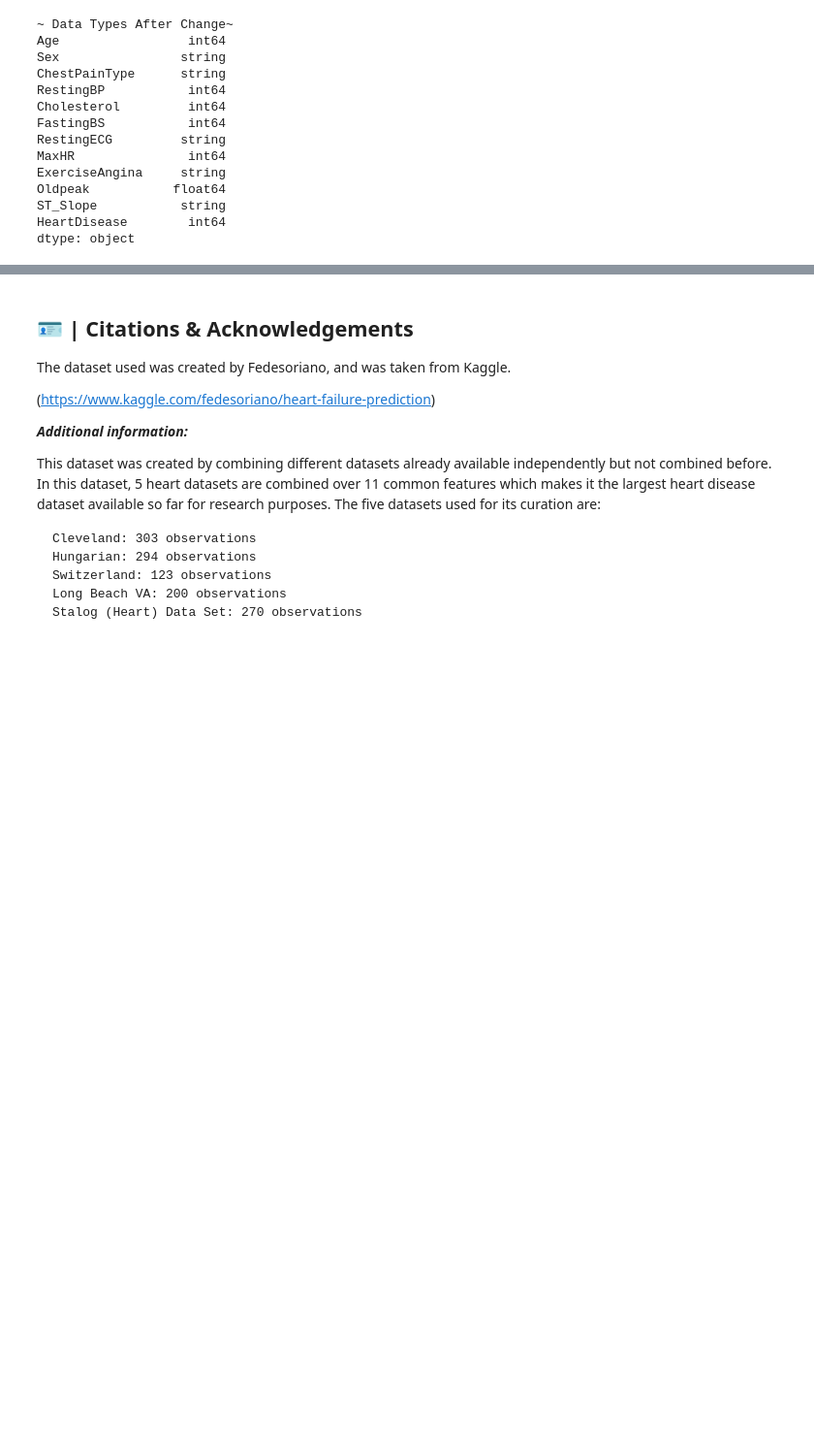
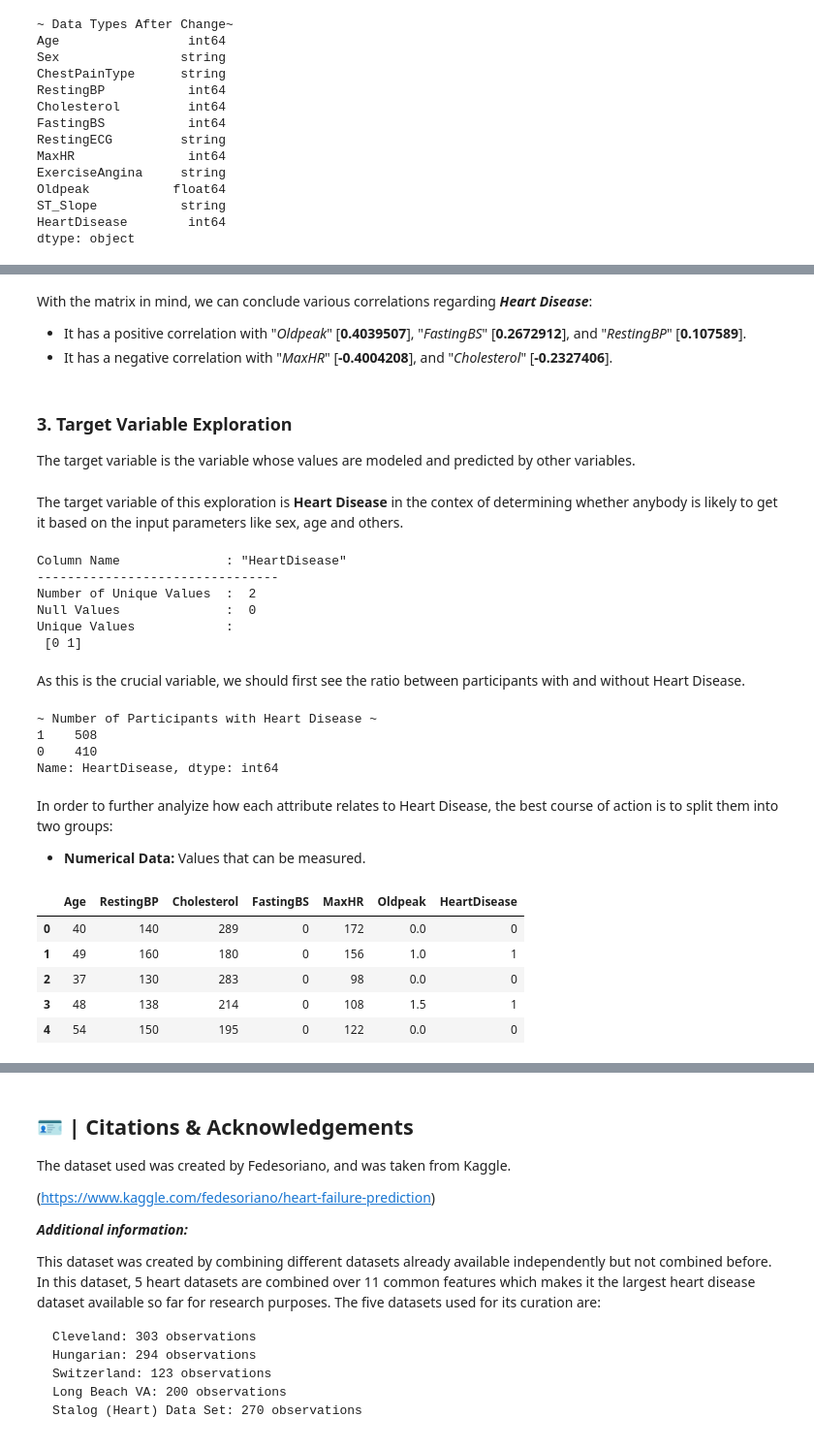
Before and after one commit to AkosoCodes/Heart-Disease-Prediction-EDA, a Jupyter notebook: final.ipynb, the cells around one changed output, grey strips where cells are left out. Shown at 97% size. Drawn from its saved outputs; the diff is of its cells as text; code cells hidden in the pictures; blank space fills up the shorter version.

```diff
--- a/final.ipynb
+++ b/final.ipynb
@@ -163,0 +309,49 @@ dtype: object
+# %% [markdown]
+With the matrix in mind, we can conclude various correlations regarding ***Heart Disease***:
+- It has a positive correlation with "*Oldpeak*" [**0.4039507**], "*FastingBS*" [**0.2672912**], and "*RestingBP*" [**0.107589**].
+- It has a negative correlation with "*MaxHR*" [**-0.4004208**], and "*Cholesterol*" [**-0.2327406**].
+# %% [markdown]
+### **3. Target Variable Exploration**
+
+The target variable is the variable whose values are modeled and predicted by other variables.
+# %% [markdown]
+The target variable of this exploration is **Heart Disease** in the contex of determining whether anybody is likely to get it based on the input parameters like sex, age and others.
+# %%
+# Prints column information
+colInfo("HeartDisease")
+# %% [output]
+Column Name              : "HeartDisease"
+--------------------------------
+Number of Unique Values  :  2
+Null Values              :  0
+Unique Values            :
+ [0 1]
+# %% [markdown]
+As this is the crucial variable, we should first see the ratio between participants with and without Heart Disease.
+# %%
+# Prints column information
+print("~ Number of Participants with Heart Disease ~")
+print(df["HeartDisease"].value_counts())
+
+# Pie plot illustrating the number of participants with heart disease
+px.pie(df, names="HeartDisease", title="Heart Disease Distribution", width=500, height=500)
+# %% [output]
+~ Number of Participants with Heart Disease ~
+1    508
+0    410
+Name: HeartDisease, dtype: int64
+# %% [markdown]
+In order to further analyize how each attribute relates to Heart Disease, the best course of action is to split them into two groups:
+
+- **Numerical Data:** Values that can be measured.
+# %%
+# Numerical Data
+numerical = df.select_dtypes(include=np.number).columns
+df[numerical].head()
+# %% [output]
+|  | Age | RestingBP | Cholesterol | FastingBS | MaxHR | Oldpeak | HeartDisease |
+| 0 | 40 | 140 | 289 | 0 | 172 | 0.0 | 0 |
+| 1 | 49 | 160 | 180 | 0 | 156 | 1.0 | 1 |
+| 2 | 37 | 130 | 283 | 0 | 98 | 0.0 | 0 |
+| 3 | 48 | 138 | 214 | 0 | 108 | 1.5 | 1 |
+| 4 | 54 | 150 | 195 | 0 | 122 | 0.0 | 0 |
```
Also changed, not shown: parts of 32 cells of this notebook.
